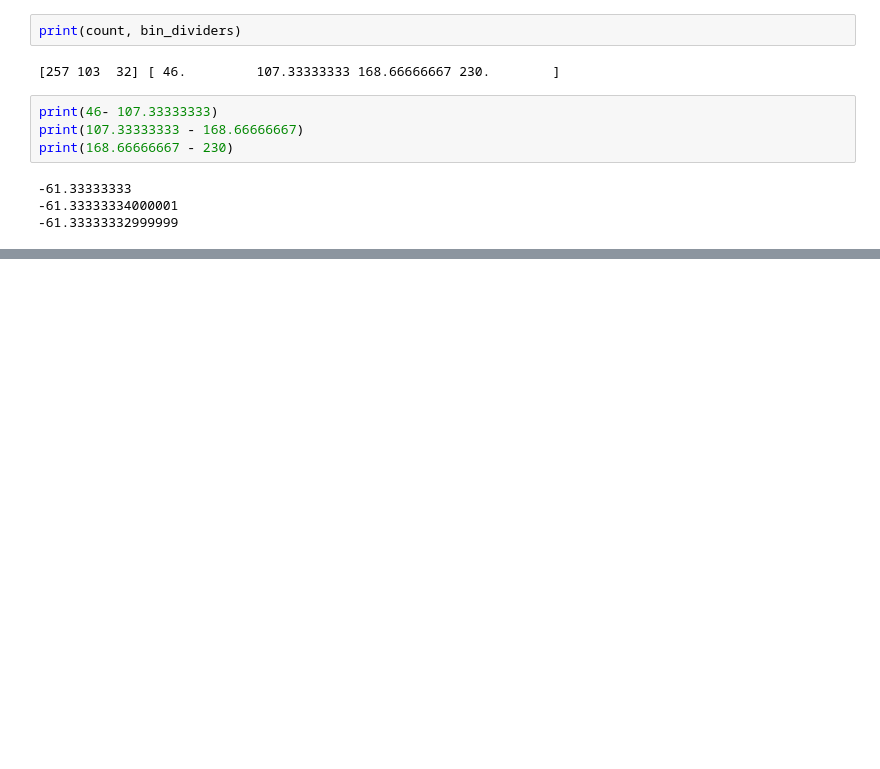
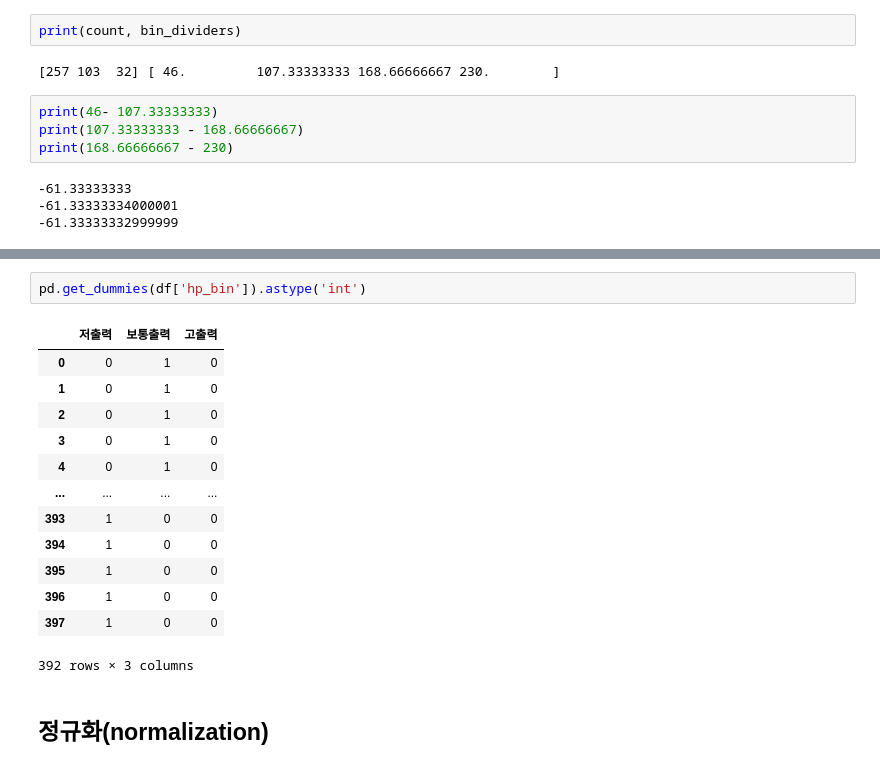
Before and after one commit to hayaboy/ADP_Practical_Exam, a Jupyter notebook: 3_5데이터_특성_공학.ipynb, the cells around one changed output, grey strips where cells are left out. Drawn from its saved outputs; the diff is of its cells as text; blank space fills up the shorter version.

```diff
--- a/3_5데이터_특성_공학.ipynb
+++ b/3_5데이터_특성_공학.ipynb
@@ -348,0 +406,18 @@ print(168.66666667 - 230)
+# %%
+pd.get_dummies(df['hp_bin']).astype('int')
+# %% [output]
+|  | 저출력 | 보통출력 | 고출력 |
+| 0 | 0 | 1 | 0 |
+| 1 | 0 | 1 | 0 |
+| 2 | 0 | 1 | 0 |
+| 3 | 0 | 1 | 0 |
+| 4 | 0 | 1 | 0 |
+| ... | ... | ... | ... |
+| 393 | 1 | 0 | 0 |
+| 394 | 1 | 0 | 0 |
+| 395 | 1 | 0 | 0 |
+| 396 | 1 | 0 | 0 |
+| 397 | 1 | 0 | 0 |
+392 rows × 3 columns
+# %% [markdown]
+## 정규화(normalization)
```
Also changed, not shown: parts of 26 cells of this notebook.
